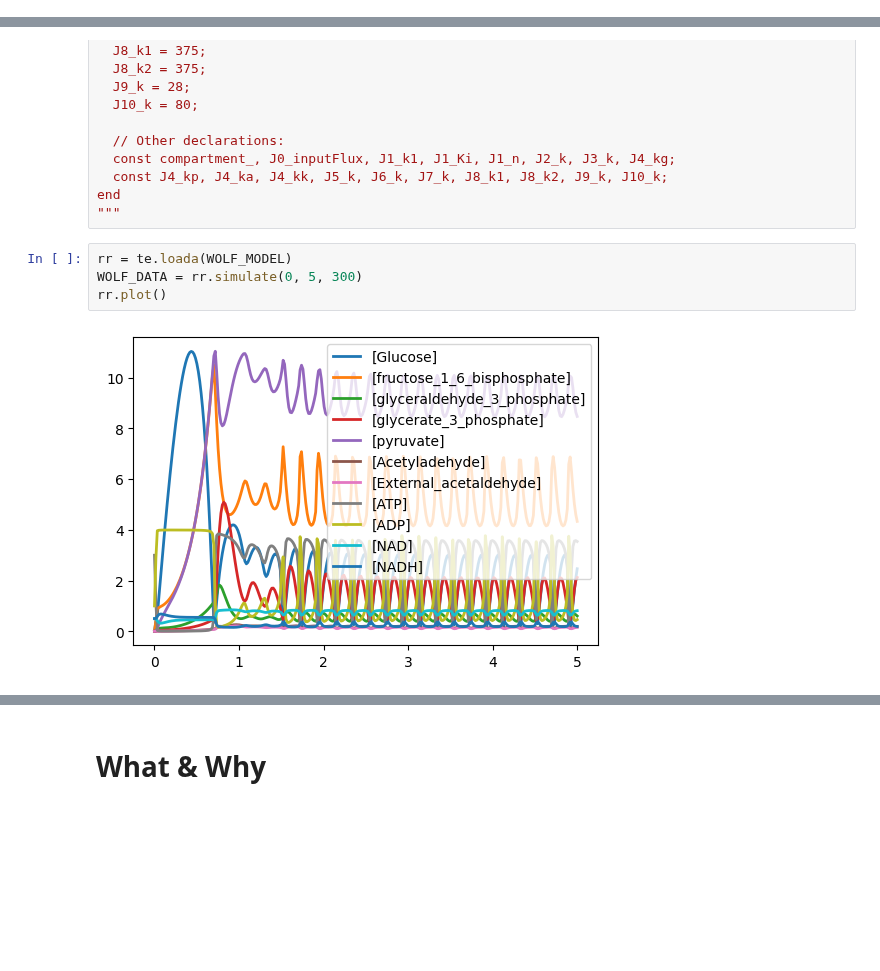
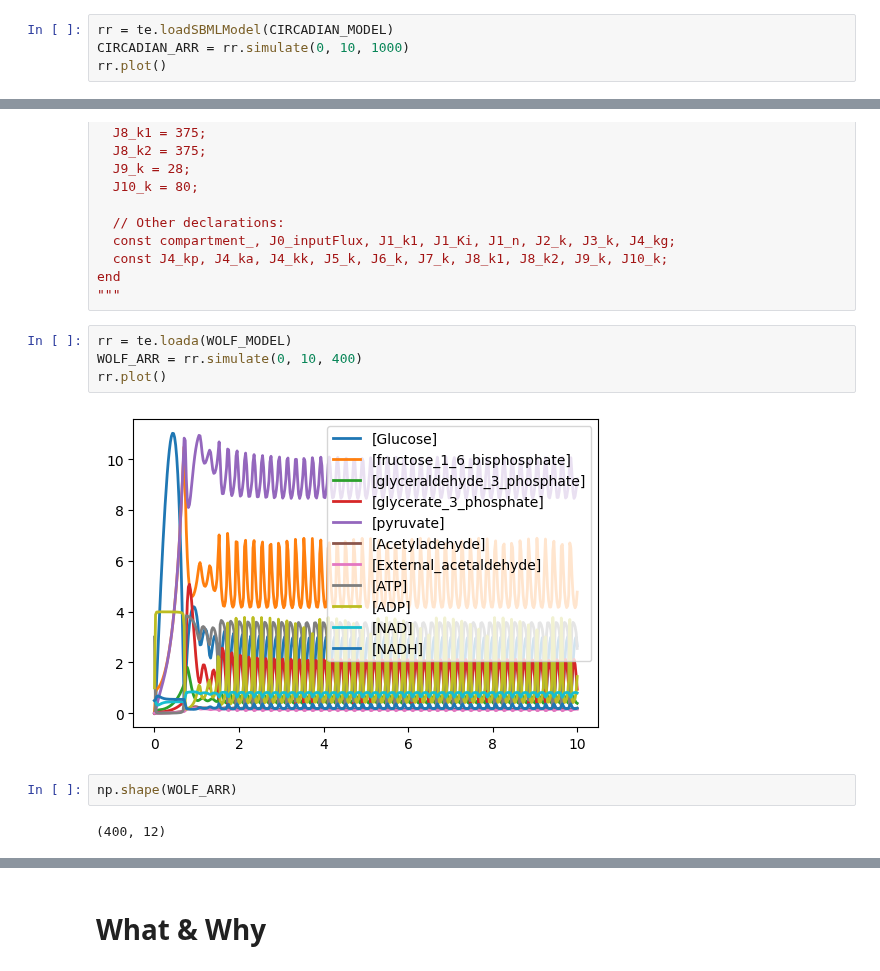
Before and after one commit to ModelEngineering/BIOEN-437, a Jupyter notebook: Lectures/Dimension-Reduction/dimension_reduction.ipynb, the cells around one changed output, grey strips where cells are left out. Saved outputs shown, nothing was run; the diff lists cells and outputs as text; blank space fills up the shorter version.

```diff
--- a/Lectures/Dimension-Reduction/dimension_reduction.ipynb
+++ b/Lectures/Dimension-Reduction/dimension_reduction.ipynb
@@ -16,0 +66,4 @@ except:
+# %%
+rr = te.loadSBMLModel(CIRCADIAN_MODEL)
+CIRCADIAN_ARR = rr.simulate(0, 10, 1000)
+rr.plot()
@@ -88,7 +143,11 @@ end
 """
 # %%
 rr = te.loada(WOLF_MODEL)
-WOLF_DATA = rr.simulate(0, 5, 300)
+WOLF_ARR = rr.simulate(0, 10, 400)
 rr.plot()
 # %% [output]
-[figure, old version]
+[figure, new version]
+# %%
+np.shape(WOLF_ARR)
+# %% [output]
+(400, 12)
```
Also changed, not shown: parts of 17 cells of this notebook, 1 other file.
